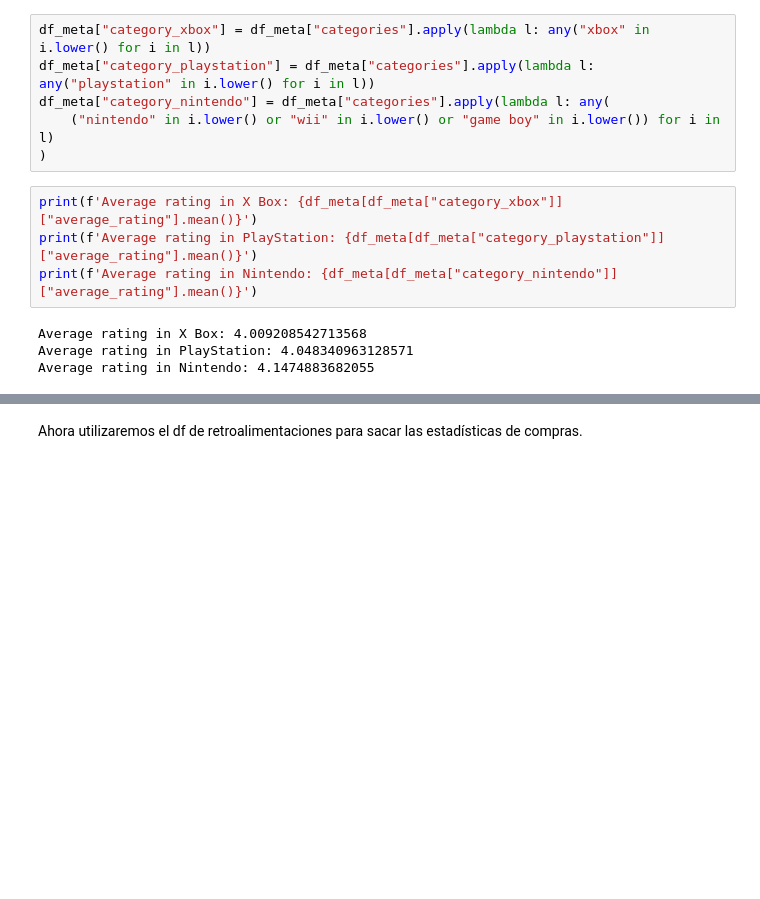
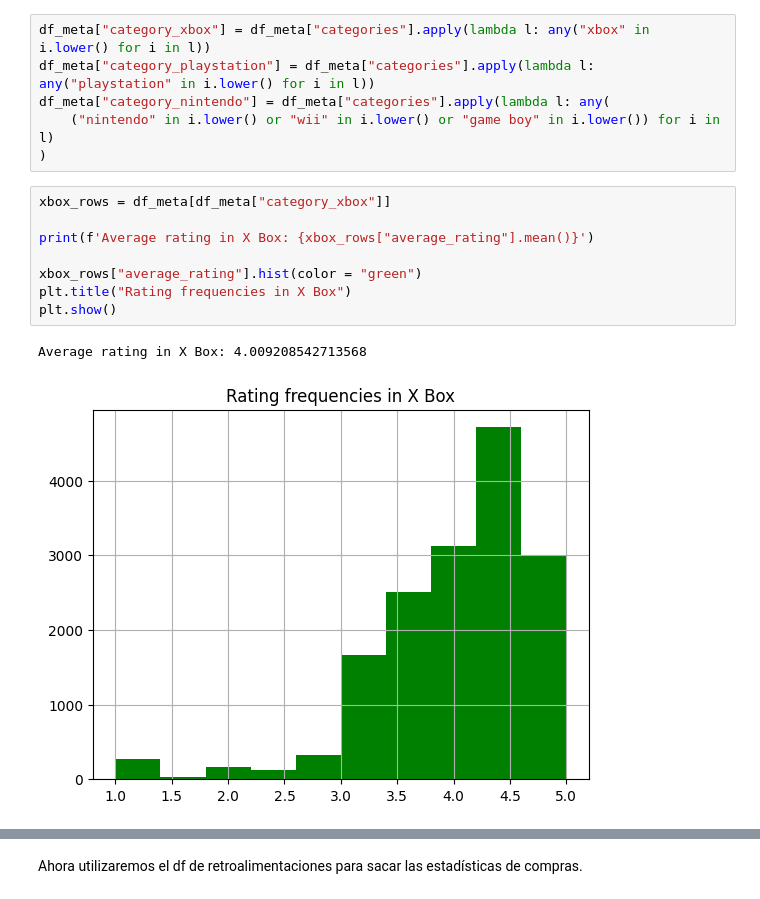
Before and after one commit to javierdealba/bd_equipo_23, a Jupyter notebook: analisis_exploratorio.ipynb, the cells around one changed output, grey strips where cells are left out. Drawn from its saved outputs; the diff is of its cells as text; blank space fills up the shorter version.

```diff
--- a/analisis_exploratorio.ipynb
+++ b/analisis_exploratorio.ipynb
@@ -166,11 +167,14 @@ df_meta["category_playstation"] = df_meta["categories"].apply(lambda l: any("pla
 df_meta["category_nintendo"] = df_meta["categories"].apply(lambda l: any(
     ("nintendo" in i.lower() or "wii" in i.lower() or "game boy" in i.lower()) for i in l)
 )
-# %%
-print(f'Average rating in X Box: {df_meta[df_meta["category_xbox"]]["average_rating"].mean()}')
-print(f'Average rating in PlayStation: {df_meta[df_meta["category_playstation"]]["average_rating"].mean()}')
-print(f'Average rating in Nintendo: {df_meta[df_meta["category_nintendo"]]["average_rating"].mean()}')
-# %% [output]
-Average rating in X Box: 4.009208542713568
-Average rating in PlayStation: 4.048340963128571
-Average rating in Nintendo: 4.1474883682055
+# %%
+xbox_rows = df_meta[df_meta["category_xbox"]]
+
+print(f'Average rating in X Box: {xbox_rows["average_rating"].mean()}')
+
+xbox_rows["average_rating"].hist(color = "green")
+plt.title("Rating frequencies in X Box")
+plt.show()
+# %% [output]
+Average rating in X Box: 4.009208542713568
+[figure, added]
```
Also changed, not shown: parts of 8 cells of this notebook.
